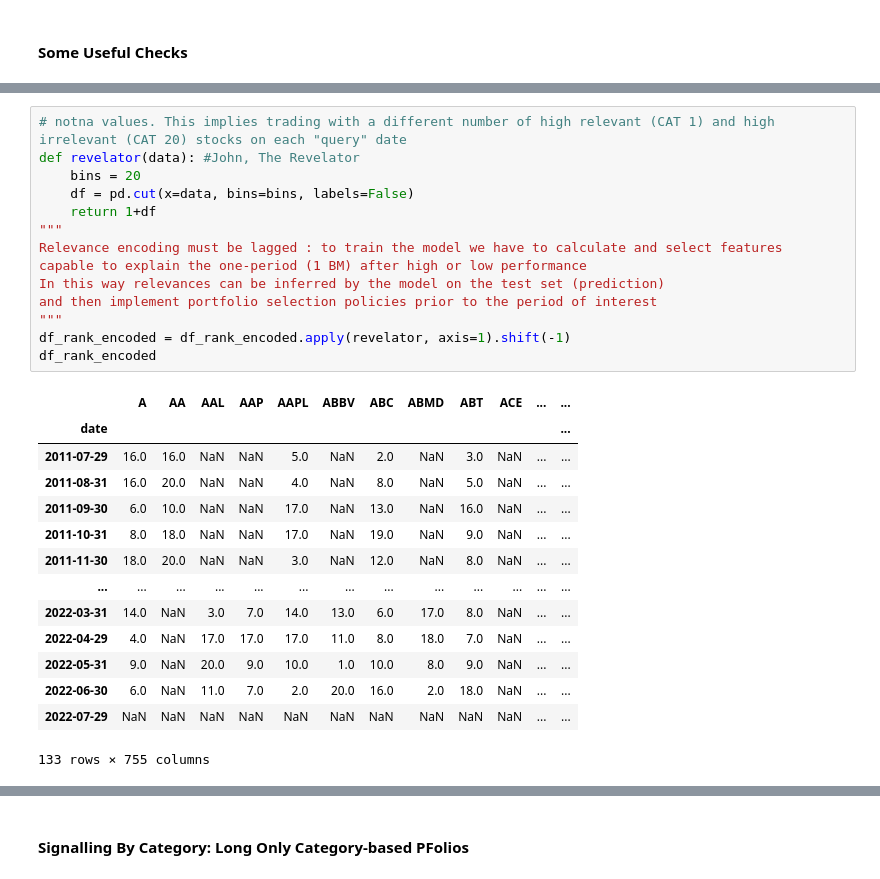
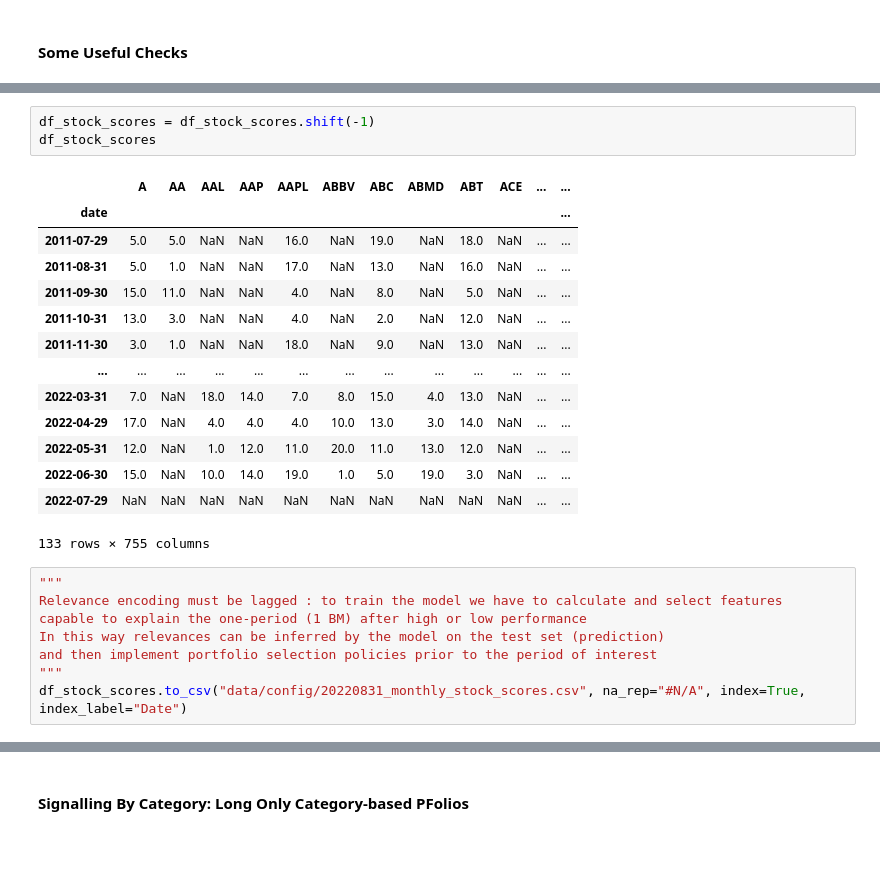
Before and after one commit to falken1983/pystock_recommender, a Jupyter notebook: jupyter_notebooks/scoring_stocks_performance.ipynb, the cells around one changed output, grey strips where cells are left out. Cells and saved outputs as stored; diff of their text form; blank space fills up the shorter version.

```diff
--- a/jupyter_notebooks/scoring_stocks_performance.ipynb
+++ b/jupyter_notebooks/scoring_stocks_performance.ipynb
@@ -330,29 +181,26 @@ We remark that depending each particular end of month, categories could have mor
+# %%
+df_stock_scores = df_stock_scores.shift(-1)
+df_stock_scores
+# %% [output]
+|  | A | AA | AAL | AAP | AAPL | ABBV | ABC | ABMD | ABT | ACE | ... | ... |
+| date |  |  |  |  |  |  |  |  |  |  |  | ... |
+| 2011-07-29 | 5.0 | 5.0 | NaN | NaN | 16.0 | NaN | 19.0 | NaN | 18.0 | NaN | ... | ... |
+| 2011-08-31 | 5.0 | 1.0 | NaN | NaN | 17.0 | NaN | 13.0 | NaN | 16.0 | NaN | ... | ... |
+| 2011-09-30 | 15.0 | 11.0 | NaN | NaN | 4.0 | NaN | 8.0 | NaN | 5.0 | NaN | ... | ... |
+| 2011-10-31 | 13.0 | 3.0 | NaN | NaN | 4.0 | NaN | 2.0 | NaN | 12.0 | NaN | ... | ... |
+| 2011-11-30 | 3.0 | 1.0 | NaN | NaN | 18.0 | NaN | 9.0 | NaN | 13.0 | NaN | ... | ... |
+| ... | ... | ... | ... | ... | ... | ... | ... | ... | ... | ... | ... | ... |
+| 2022-03-31 | 7.0 | NaN | 18.0 | 14.0 | 7.0 | 8.0 | 15.0 | 4.0 | 13.0 | NaN | ... | ... |
+| 2022-04-29 | 17.0 | NaN | 4.0 | 4.0 | 4.0 | 10.0 | 13.0 | 3.0 | 14.0 | NaN | ... | ... |
+| 2022-05-31 | 12.0 | NaN | 1.0 | 12.0 | 11.0 | 20.0 | 11.0 | 13.0 | 12.0 | NaN | ... | ... |
+| 2022-06-30 | 15.0 | NaN | 10.0 | 14.0 | 19.0 | 1.0 | 5.0 | 19.0 | 3.0 | NaN | ... | ... |
+| 2022-07-29 | NaN | NaN | NaN | NaN | NaN | NaN | NaN | NaN | NaN | NaN | ... | ... |
+133 rows × 755 columns
 # %%
-# notna values. This implies trading with a different number of high relevant (CAT 1) and high irrelevant (CAT 20) stocks on each "query" date
-def revelator(data): #John, The Revelator
-    bins = 20
-    df = pd.cut(x=data, bins=bins, labels=False)
-    return 1+df
 """
 Relevance encoding must be lagged : to train the model we have to calculate and select features
 capable to explain the one-period (1 BM) after high or low performance
 In this way relevances can be inferred by the model on the test set (prediction)
 and then implement portfolio selection policies prior to the period of interest
 """
-df_rank_encoded = df_rank_encoded.apply(revelator, axis=1).shift(-1)
-df_rank_encoded
+df_stock_scores.to_csv("data/config/20220831_monthly_stock_scores.csv", na_rep="#N/A", index=True, index_label="Date")
-# %% [output]
-|  | A | AA | AAL | AAP | AAPL | ABBV | ABC | ABMD | ABT | ACE | ... | ... |
-| date |  |  |  |  |  |  |  |  |  |  |  | ... |
-| 2011-07-29 | 16.0 | 16.0 | NaN | NaN | 5.0 | NaN | 2.0 | NaN | 3.0 | NaN | ... | ... |
-| 2011-08-31 | 16.0 | 20.0 | NaN | NaN | 4.0 | NaN | 8.0 | NaN | 5.0 | NaN | ... | ... |
-| 2011-09-30 | 6.0 | 10.0 | NaN | NaN | 17.0 | NaN | 13.0 | NaN | 16.0 | NaN | ... | ... |
-| 2011-10-31 | 8.0 | 18.0 | NaN | NaN | 17.0 | NaN | 19.0 | NaN | 9.0 | NaN | ... | ... |
-| 2011-11-30 | 18.0 | 20.0 | NaN | NaN | 3.0 | NaN | 12.0 | NaN | 8.0 | NaN | ... | ... |
-| ... | ... | ... | ... | ... | ... | ... | ... | ... | ... | ... | ... | ... |
-| 2022-03-31 | 14.0 | NaN | 3.0 | 7.0 | 14.0 | 13.0 | 6.0 | 17.0 | 8.0 | NaN | ... | ... |
-| 2022-04-29 | 4.0 | NaN | 17.0 | 17.0 | 17.0 | 11.0 | 8.0 | 18.0 | 7.0 | NaN | ... | ... |
-| 2022-05-31 | 9.0 | NaN | 20.0 | 9.0 | 10.0 | 1.0 | 10.0 | 8.0 | 9.0 | NaN | ... | ... |
-| 2022-06-30 | 6.0 | NaN | 11.0 | 7.0 | 2.0 | 20.0 | 16.0 | 2.0 | 18.0 | NaN | ... | ... |
-| 2022-07-29 | NaN | NaN | NaN | NaN | NaN | NaN | NaN | NaN | NaN | NaN | ... | ... |
-133 rows × 755 columns
```
Also changed, not shown: parts of 42 cells of this notebook, 2 other files.
